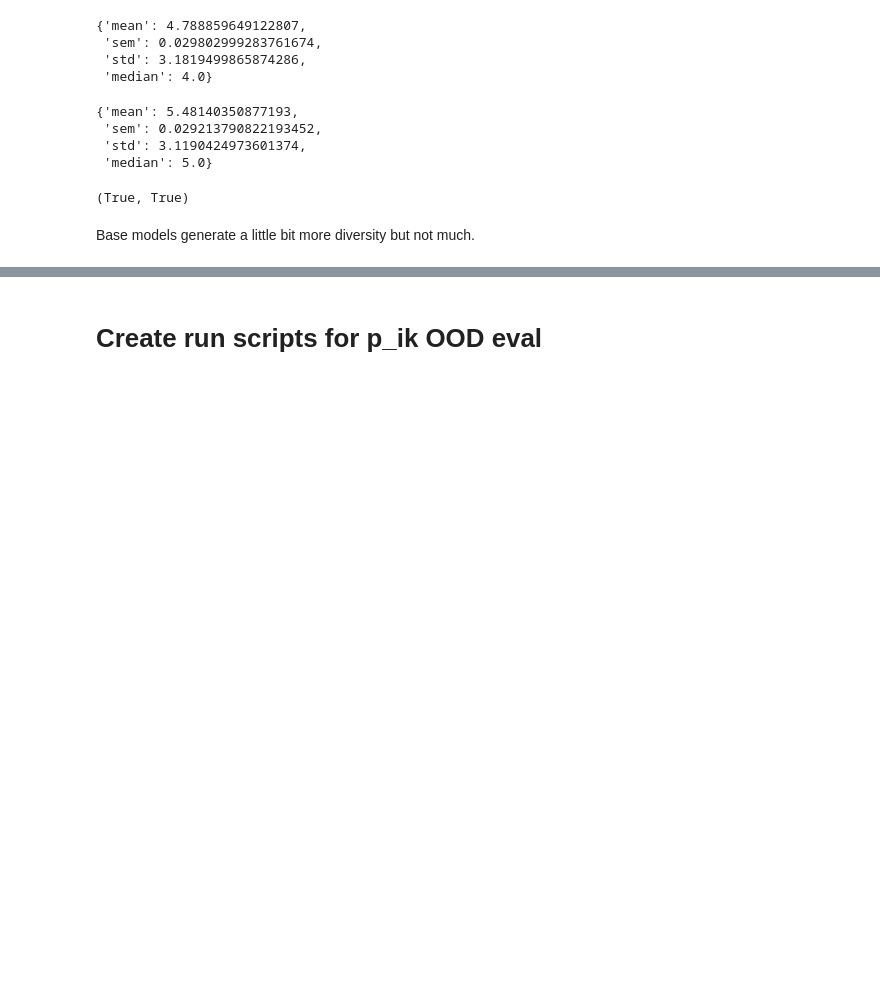
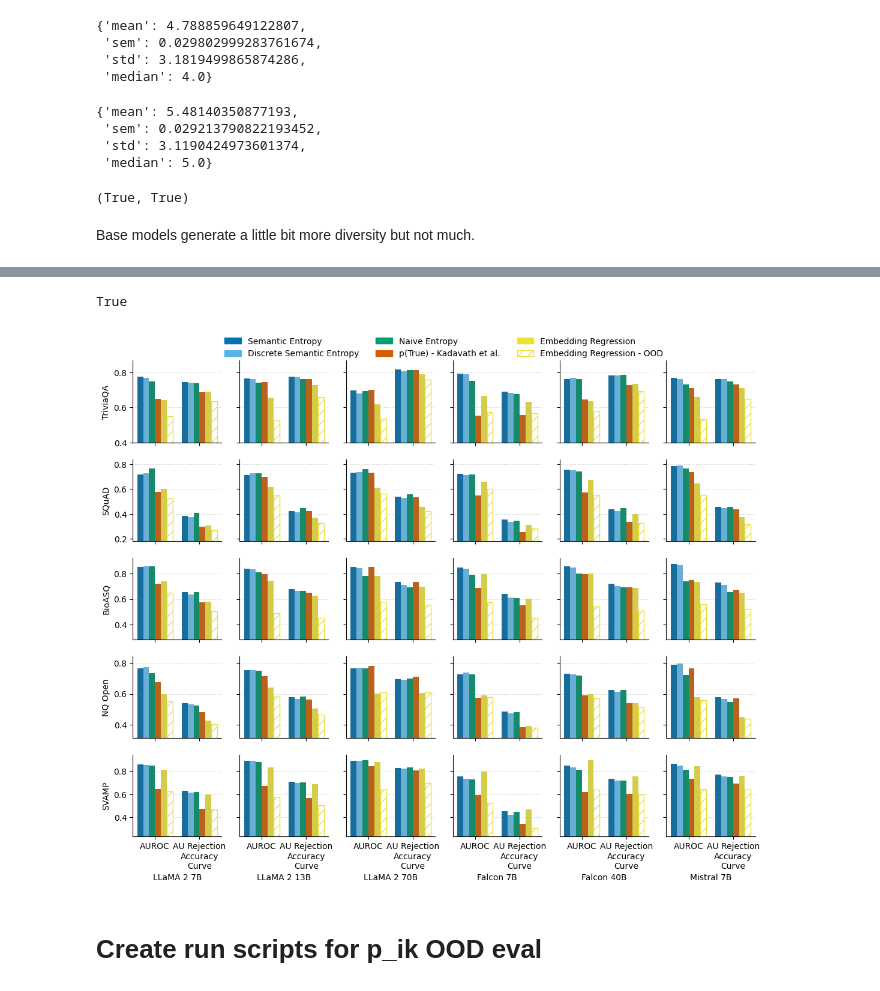
Before and after one commit to JThh/long_hallucinations, a Jupyter notebook: notebooks/paper_evals/25-11-24-short-evaluation.ipynb, the cells around one changed output, grey strips where cells are left out. Drawn from its saved outputs; the diff is of its cells as text; code cells hidden in the pictures; blank space fills up the shorter version.

```diff
--- a/notebooks/paper_evals/25-11-24-short-evaluation.ipynb
+++ b/notebooks/paper_evals/25-11-24-short-evaluation.ipynb
@@ -1286,3 +1370,17 @@ True
+# %%
+# Backup plot for appendix of all the rejection accuracies WITH NON IT MODELS
+
+# Plot for Figure 4
+full_sentence_plot(all_relevant_runs_with_pik,
+                   datasets_in_order=['trivia_qa', 'squad', 'bioasq', 'nq', 'svamp'],
+                   models_in_order=['Llama-2-7b', 'Llama-2-13b', 'Llama-2-70b','falcon-7b', 'falcon-40b', 'Mistral-7B-v0.1'],
+                   methods_in_order = ['semantic_entropy_sum-normalized-rao', 'cluster_assignment_entropy', 'regular_entropy', 'p_false', 'p_ik', 'p_ik_ood'],
+                   metrics_in_order=['AUROC', 'area_under_thresholded_accuracy'],
+                   ylim=None,
+                   save_path="/auto/users/jansen/semantic_uncertainty/notebooks/paper_evals/final_figures/app_short_main_non_it.pdf")
+# %% [output]
+True
+[figure, added]
 # %% [markdown]
 # Create run scripts for p_ik OOD eval
 # %%
```
Also changed, not shown: parts of 19 cells of this notebook, 10 other files.
